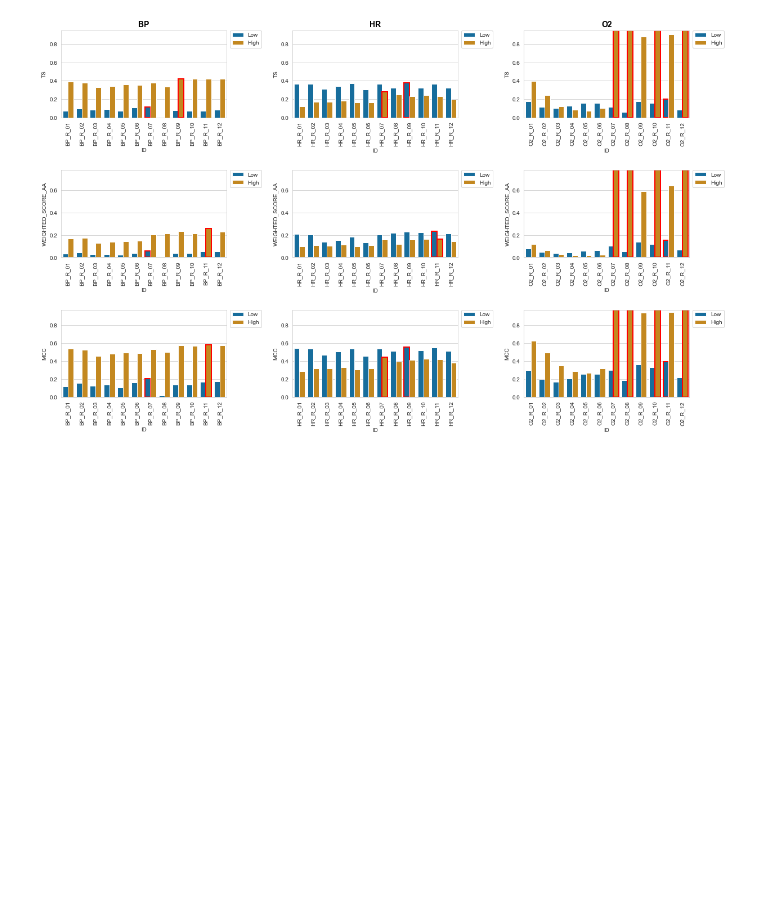
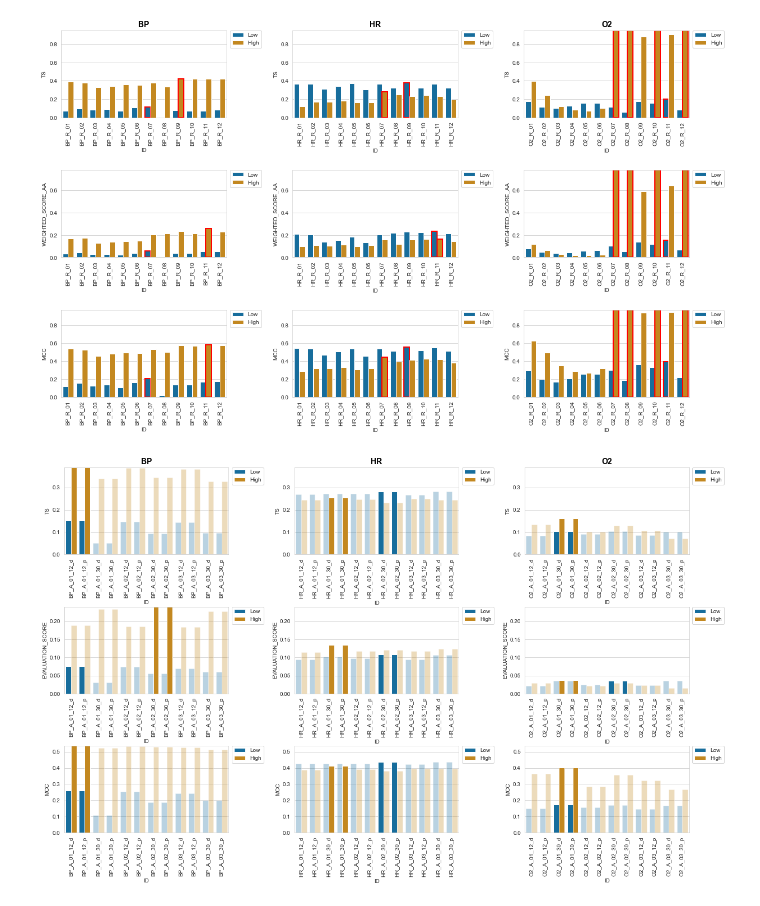
Before and after one commit to denise97/dhl2021, a Jupyter notebook: templates_for_plots/template_model_comparison_new_evaluation_metrics.ipynb, the cells around one changed output. Drawn from its saved outputs; the diff is of its cells as text; code cells hidden in the pictures; blank space fills up the shorter version.

```diff
--- a/templates_for_plots/template_model_comparison_new_evaluation_metrics.ipynb
+++ b/templates_for_plots/template_model_comparison_new_evaluation_metrics.ipynb
@@ -290,3 +290,97 @@ plt.savefig(str(path + 'evaluation_rnn_new_metrics' + timestamp + '.png'), dpi=7
 plt.show(fig)
 # %% [output]
 [figure]
+# %%
+import matplotlib.pyplot as plt
+import seaborn as sns
+import datetime as dt
+
+overview = arimax_overview
+
+sns.set_style("whitegrid")
+
+plotdata = overview.replace( ['_H', '_L'], ['', ''], regex=True)
+
+fig, axs = plt.subplots(
+    3,
+    3,
+    figsize=(20, 12),
+    dpi=72
+    )
+fig.subplots_adjust(hspace=0.6, wspace=0.4)
+
+ts_ylimits = [0, max(overview.TS)]
+evaluation_score_ylimits = [0, max(overview.EVALUATION_SCORE)]
+mcc_ylimits = [0, max(overview.MCC)]
+
+for i, parameter in enumerate(['BP', 'HR', 'O2']):
+
+    plot1 = sns.barplot(
+        ax=axs[0,i],
+        data=plotdata[plotdata.PARAMETER == parameter],
+        x='ID',
+        y='TS',
+        hue='ALARM_TYPE',
+        palette=sns.color_palette("colorblind"),
+        ci=None,
+        hue_order=['Low','High'])
+    axs[0, i].set_title(str(parameter), fontweight='bold', color='black', fontsize=14)
+    axs[0, i].set_ylim(ts_ylimits)
+    axs[0, i].tick_params(axis="x", rotation=90)
+    axs[0, i].legend(bbox_to_anchor=(1.02, 1), loc='upper left', borderaxespad=0)
+
+    best_ts_low = plotdata[plotdata.TS == plotdata[(plotdata.PARAMETER == parameter) & (plotdata.ALARM_TYPE == 'Low')].TS.max()]['TS'].unique()
+    best_ts_high = plotdata[plotdata.TS == plotdata[(plotdata.PARAMETER == parameter) & (plotdata.ALARM_TYPE == 'High')].TS.max()]['TS'].unique()
+
+    for bar in plot1.patches:
+        if bar.get_height() != best_ts_low and bar.get_height() != best_ts_high :
+            bar.set_alpha(0.3)
+
+    plot2 = sns.barplot(
+        ax=axs[1,i],
+        data=plotdata[plotdata.PARAMETER == parameter],
+        x='ID',
+        y='EVALUATION_SCORE',
+        hue='ALARM_TYPE',
+        palette=sns.color_palette("colorblind"),
+        ci=None,
+        hue_order=['Low','High'])
+    axs[1, i].set_ylim(evaluation_score_ylimits)
+    axs[1, i].tick_params(axis="x", rotation=90)
+    axs[1, i].legend(bbox_to_anchor=(1.02, 1), loc='upper left', borderaxespad=0)
+
+    best_evaluation_score_low = plotdata[plotdata.EVALUATION_SCORE == plotdata[(plotdata.PARAMETER == parameter) & (plotdata.ALARM_TYPE == 'Low')].EVALUATION_SCORE.max()]['EVALUATION_SCORE'].unique()
+    best_evaluation_score_high = plotdata[plotdata.EVALUATION_SCORE == plotdata[(plotdata.PARAMETER == parameter) & (plotdata.ALARM_TYPE == 'High')].EVALUATION_SCORE.max()]['EVALUATION_SCORE'].unique()
+
+    for bar in plot2.patches:
+        if bar.get_height() != best_evaluation_score_low and bar.get_height() != best_evaluation_score_high :
+            bar.set_alpha(0.3)
+
+    plot3 = sns.barplot(
+        ax=axs[2,i],
+        data=plotdata[plotdata.PARAMETER == parameter],
+        x='ID',
+        y='MCC',
+        hue='ALARM_TYPE',
+        palette=sns.color_palette("colorblind"),
+        ci=None,
+        hue_order=['Low','High'])
+    axs[2, i].set_ylim(mcc_ylimits)
+    axs[2, i].tick_params(axis="x", rotation=90)
+    axs[2, i].legend(bbox_to_anchor=(1.02, 1), loc='upper left', borderaxespad=0)
+
+    best_mcc_low = plotdata[plotdata.MCC == plotdata[(plotdata.PARAMETER == parameter) & (plotdata.ALARM_TYPE == 'Low')].MCC.max()]['MCC'].unique()
+    best_mcc_high = plotdata[plotdata.MCC == plotdata[(plotdata.PARAMETER == parameter) & (plotdata.ALARM_TYPE == 'High')].MCC.max()]['MCC'].unique()
+
+    for bar in plot3.patches:
+        if bar.get_height() != best_mcc_low and bar.get_height() != best_mcc_high :
+            bar.set_alpha(0.3)
+
+# Save plot as PNG file
+path = '../../plots/'
+timestamp = dt.datetime.today().strftime('%Y-%m-%dT%H-%M-%S')
+#plt.savefig(str(path + 'evaluation_rnn_new_metrics' + timestamp + '.png'), dpi=72, bbox_inches='tight')
+
+plt.show(fig)
+# %% [output]
+[figure, added]
```
